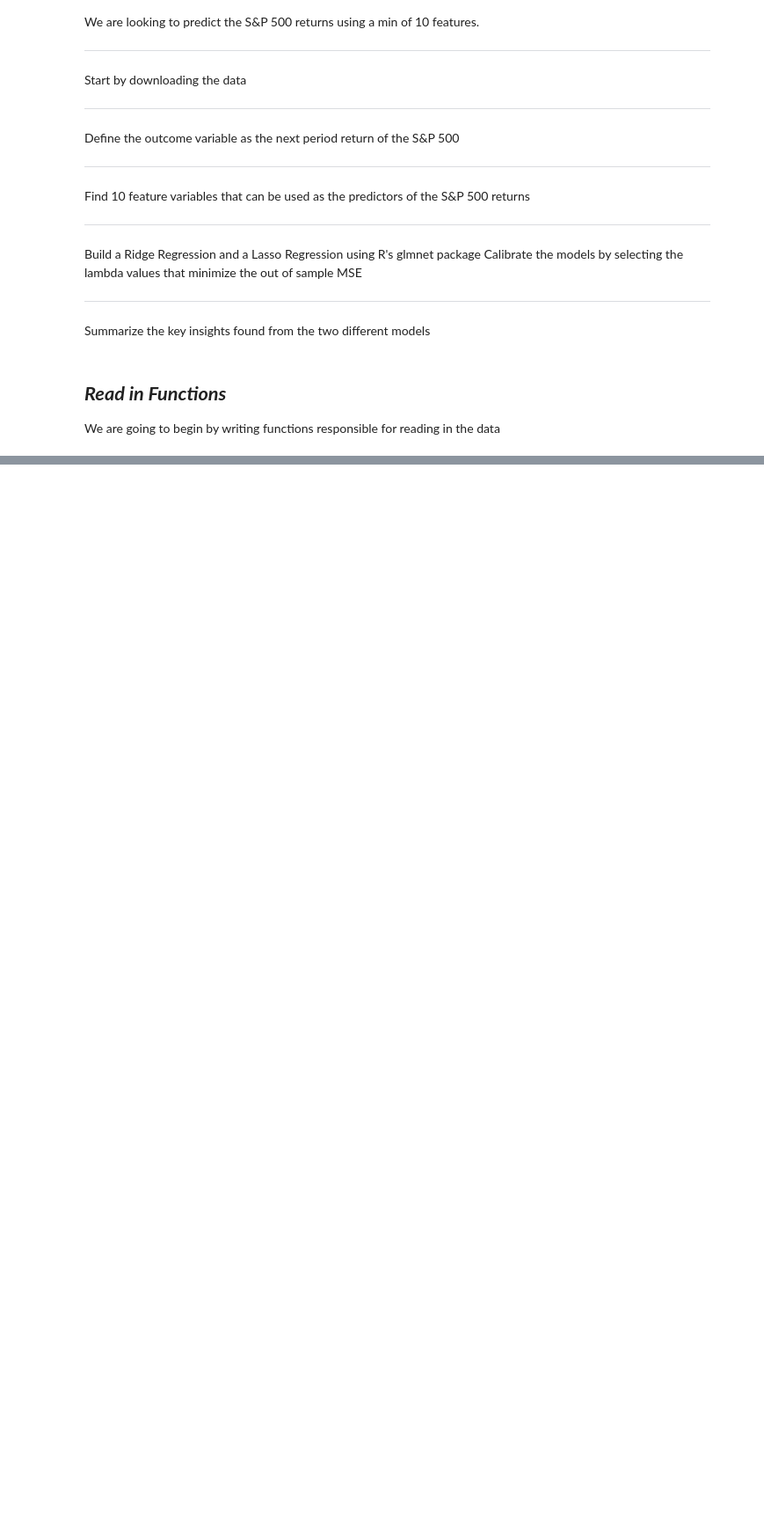
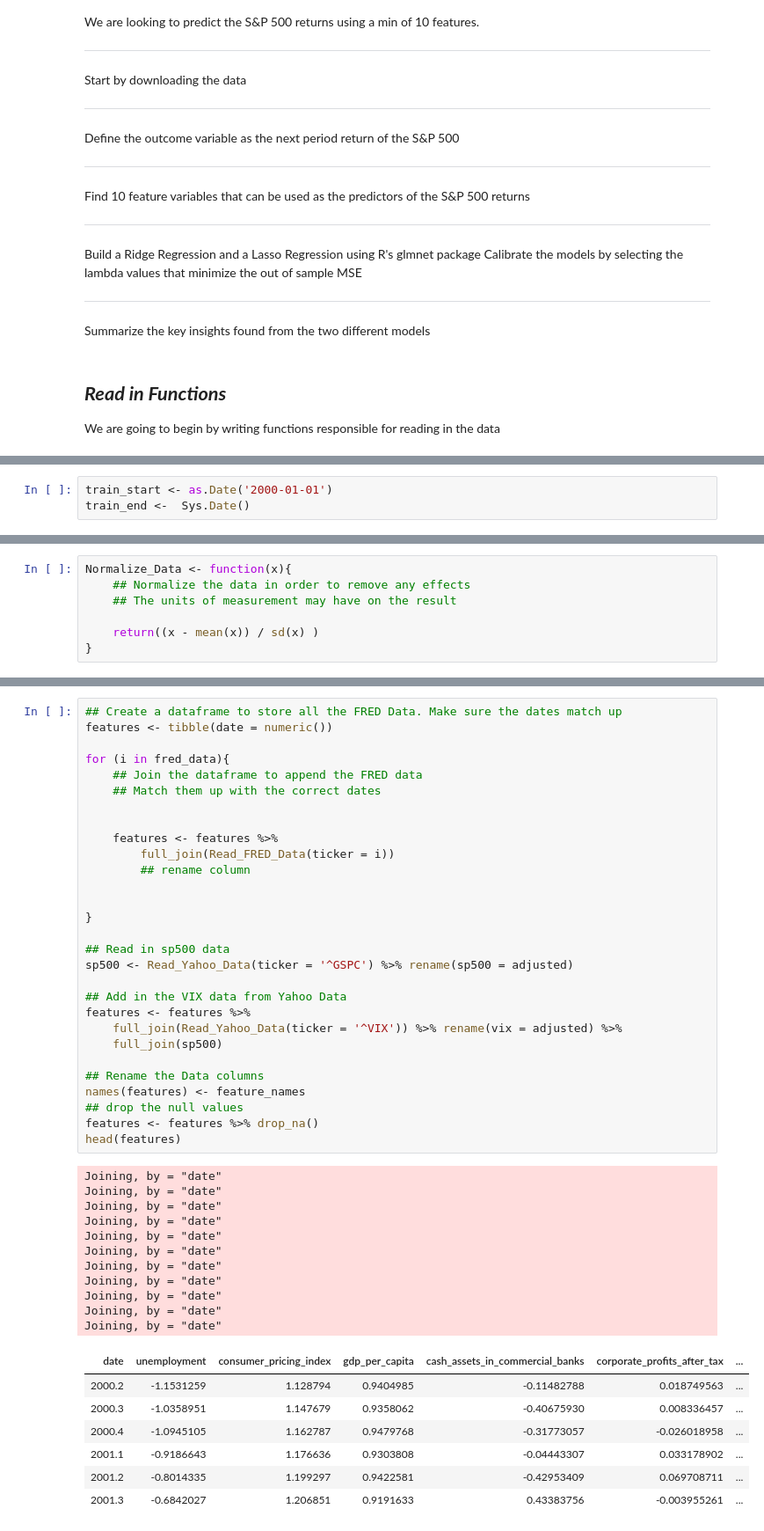
Before and after one commit to yedidv/advanced_ai_finance, a Jupyter notebook: homework/hw1/hw1.ipynb, the cells around one changed output, grey strips where cells are left out. Shown at 88% size. Saved outputs shown, nothing was run; the diff lists cells and outputs as text; blank space fills up the shorter version.

```diff
--- a/homework/hw1/hw1.ipynb
+++ b/homework/hw1/hw1.ipynb
@@ -61,0 +56,3 @@ Read_Yahoo_Data <- function(start = as.Date('01-01-2020'),
+# %%
+train_start <- as.Date('2000-01-01')
+train_end <-  Sys.Date()
@@ -61,0 +61,7 @@ Read_Yahoo_Data <- function(start = as.Date('01-01-2020'),
+# %%
+Normalize_Data <- function(x){
+    ## Normalize the data in order to remove any effects
+    ## The units of measurement may have on the result
+
+    return((x - mean(x)) / sd(x) )
+}
@@ -61,0 +185,48 @@ Read_Yahoo_Data <- function(start = as.Date('01-01-2020'),
+# %%
+## Create a dataframe to store all the FRED Data. Make sure the dates match up
+features <- tibble(date = numeric())
+
+for (i in fred_data){
+    ## Join the dataframe to append the FRED data
+    ## Match them up with the correct dates
+
+
+    features <- features %>%
+        full_join(Read_FRED_Data(ticker = i))
+        ## rename column
+
+
+}
+
+## Read in sp500 data
+sp500 <- Read_Yahoo_Data(ticker = '^GSPC') %>% rename(sp500 = adjusted)
+
+## Add in the VIX data from Yahoo Data
+features <- features %>%
+    full_join(Read_Yahoo_Data(ticker = '^VIX')) %>% rename(vix = adjusted) %>%
+    full_join(sp500)
+
+## Rename the Data columns
+names(features) <- feature_names
+## drop the null values
+features <- features %>% drop_na()
+head(features)
+# %% [output]
+Joining, by = "date"
+Joining, by = "date"
+Joining, by = "date"
+Joining, by = "date"
+Joining, by = "date"
+Joining, by = "date"
+Joining, by = "date"
+Joining, by = "date"
+Joining, by = "date"
+Joining, by = "date"
+Joining, by = "date"
+| date | unemployment | consumer_pricing_index | gdp_per_capita | cash_assets_in_commercial_banks | corporate_profits_after_tax | ... |
+| 2000.2 | -1.1531259 | 1.128794 | 0.9404985 | -0.11482788 | 0.018749563 | ... |
+| 2000.3 | -1.0358951 | 1.147679 | 0.9358062 | -0.40675930 | 0.008336457 | ... |
+| 2000.4 | -1.0945105 | 1.162787 | 0.9479768 | -0.31773057 | -0.026018958 | ... |
+| 2001.1 | -0.9186643 | 1.176636 | 0.9303808 | -0.04443307 | 0.033178902 | ... |
+| 2001.2 | -0.8014335 | 1.199297 | 0.9422581 | -0.42953409 | 0.069708711 | ... |
+| 2001.3 | -0.6842027 | 1.206851 | 0.9191633 | 0.43383756 | -0.003955261 | ... |
```
Also changed, not shown: parts of 17 cells of this notebook, 1 other file.
